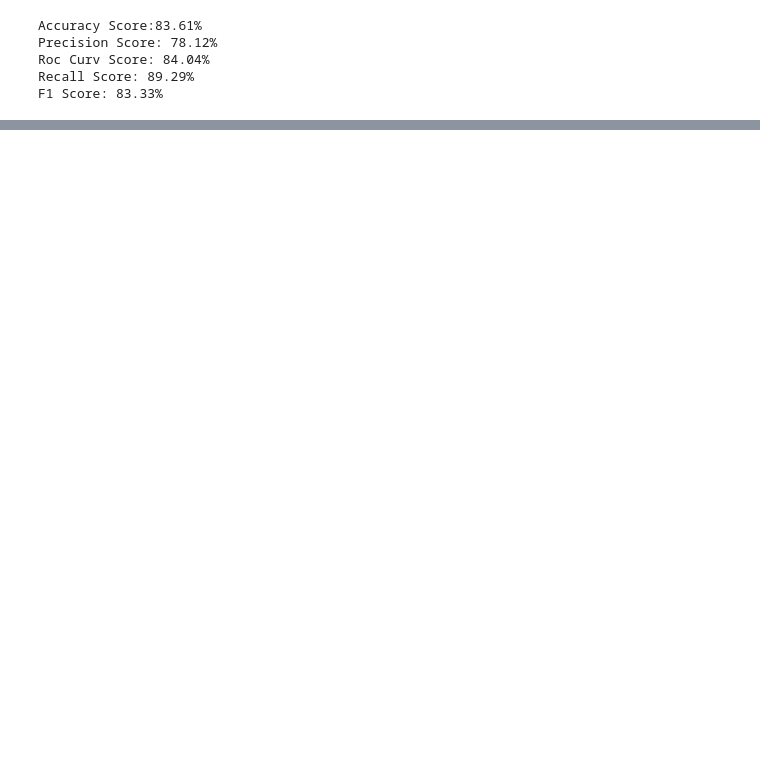
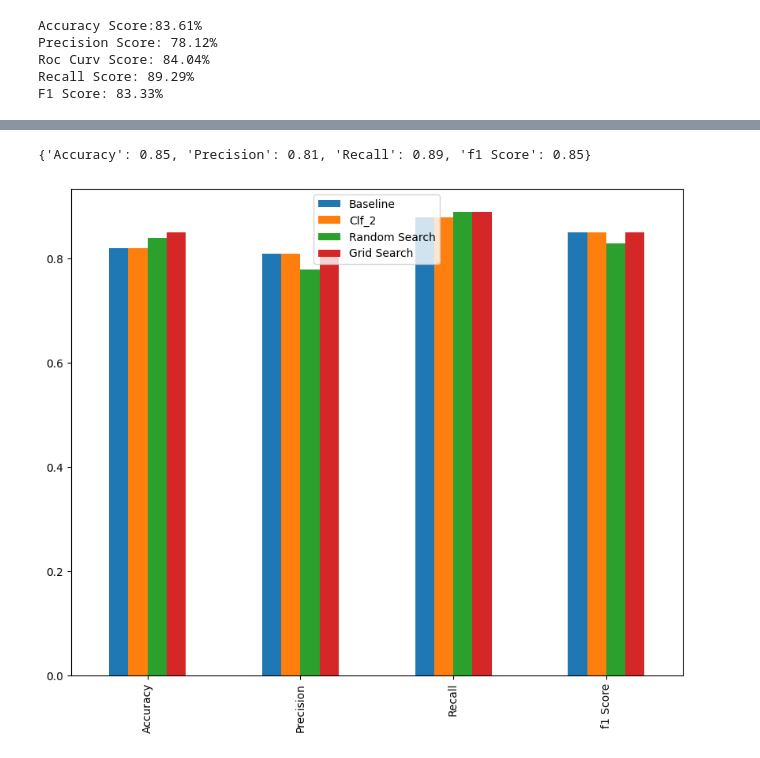
Before and after one commit to hannan70/ML-With-Andrei-Neagoie, a Jupyter notebook: Sklearn/Improve-model.ipynb, the cells around one changed output, grey strips where cells are left out. Cells and saved outputs as stored; diff of their text form; code cells hidden in the pictures; blank space fills up the shorter version.

```diff
--- a/Sklearn/Improve-model.ipynb
+++ b/Sklearn/Improve-model.ipynb
@@ -272,0 +297,30 @@ F1 Score: 83.33%
+# %%
+from sklearn.model_selection import GridSearchCV
+
+# Hyperparameters range
+param_grid = {
+    "n_estimators": [10, 20, 50],
+    "max_depth": [None, 10],
+    "min_samples_split": [2, 5],
+    "min_samples_leaf": [1, 2],
+    "max_features": ['sqrt', 'log2']
+}
+
+np.random.seed(42)
+
+# Split dataset
+X_train, X_test, y_train, y_test = train_test_split(X, y, test_size=0.2)
+
+# Train model
+gs_clf = RandomForestClassifier(n_jobs=1)
+
+# # Setup GridSearchCV
+grid_search = GridSearchCV(
+    estimator=gs_clf,
+    param_grid=param_grid,
+    cv=5,
+    verbose=2
+)
+
+# Fit model
+grid_search.fit(X_train, y_train)
@@ -272,0 +368,5 @@ F1 Score: 83.33%
+# %%
+gs_y_pred = grid_search.predict(X_test)
+
+gs_metrics = get_accuracy_score(y_test, gs_y_pred)
+gs_metrics
@@ -272,0 +380,15 @@ F1 Score: 83.33%
+# %%
+gs_metrics
+# %% [output]
+{'Accuracy': 0.85, 'Precision': 0.81, 'Recall': 0.89, 'f1 Score': 0.85}
+# %%
+compare_mertics = pd.DataFrame({
+    "Baseline": baseline_metrics,
+    "Clf_2":clf_2_metrics,
+    "Random Search":rs_metrics,
+    "Grid Search":gs_metrics
+})
+
+compare_mertics.plot.bar(figsize=(10, 8));
+# %% [output]
+[figure, added]
```
Also changed, not shown: parts of 21 cells of this notebook, 4 other files.
